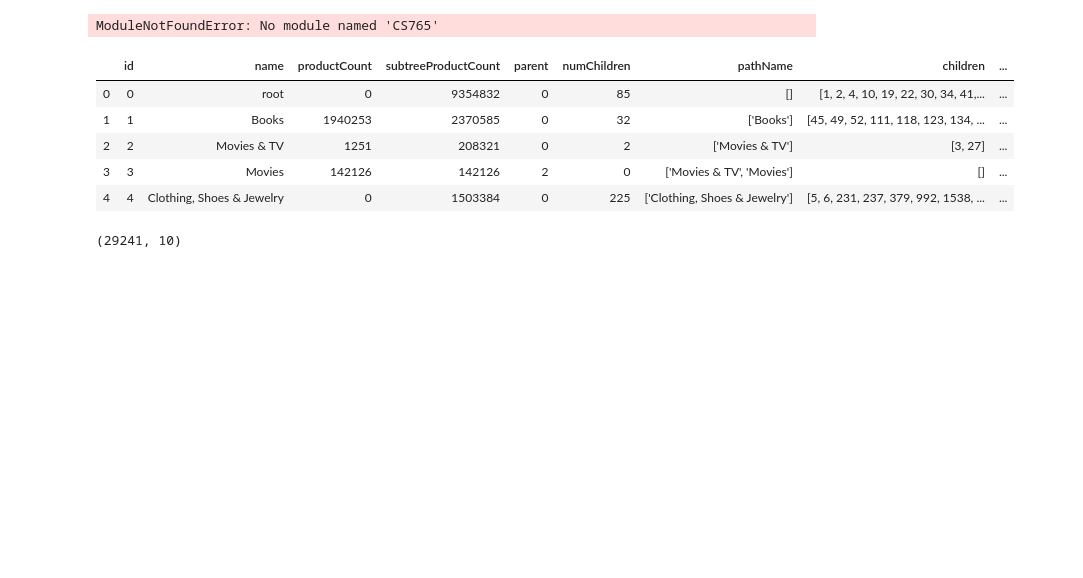
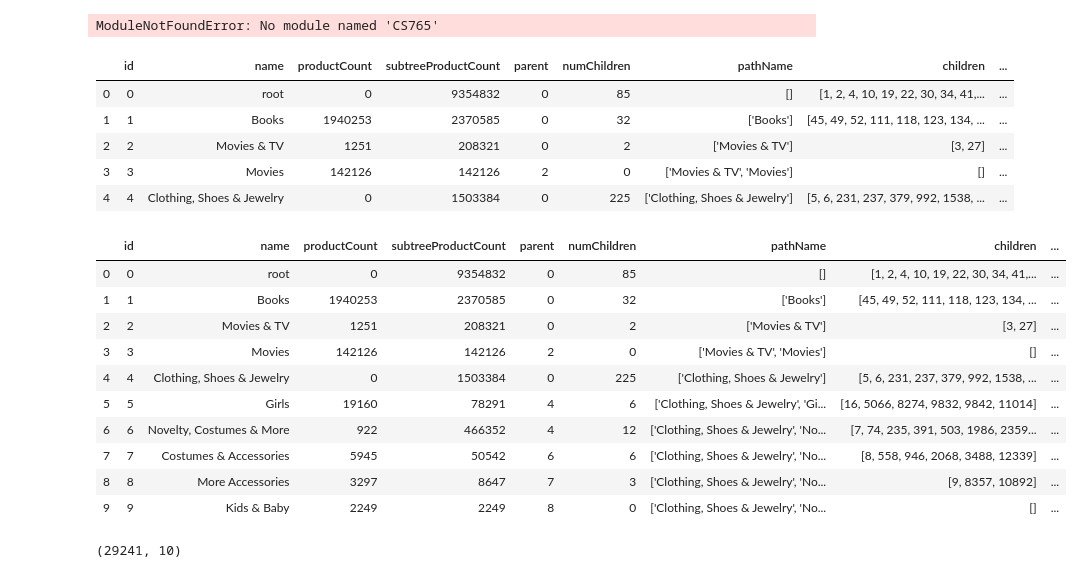
Before and after one commit to chitcode/DataViz_Proj, a Jupyter notebook: explore/explore0.ipynb, the cells around one changed output. Saved outputs shown, nothing was run; the diff lists cells and outputs as text; code cells hidden in the pictures; blank space fills up the shorter version.

```diff
--- a/explore/explore0.ipynb
+++ b/explore/explore0.ipynb
@@ -22,6 +22,20 @@ data_csv.head()
 | 2 | 2 | Movies & TV | 1251 | 208321 | 0 | 2 | ['Movies & TV'] | [3, 27] | ... |
 | 3 | 3 | Movies | 142126 | 142126 | 2 | 0 | ['Movies & TV', 'Movies'] | [] | ... |
 | 4 | 4 | Clothing, Shoes & Jewelry | 0 | 1503384 | 0 | 225 | ['Clothing, Shoes & Jewelry'] | [5, 6, 231, 237, 379, 992, 1538, ... | ... |
+# %%
+data_csv.head(10)
+# %% [output]
+|  | id | name | productCount | subtreeProductCount | parent | numChildren | pathName | children | ... |
+| 0 | 0 | root | 0 | 9354832 | 0 | 85 | [] | [1, 2, 4, 10, 19, 22, 30, 34, 41,... | ... |
+| 1 | 1 | Books | 1940253 | 2370585 | 0 | 32 | ['Books'] | [45, 49, 52, 111, 118, 123, 134, ... | ... |
+| 2 | 2 | Movies & TV | 1251 | 208321 | 0 | 2 | ['Movies & TV'] | [3, 27] | ... |
+| 3 | 3 | Movies | 142126 | 142126 | 2 | 0 | ['Movies & TV', 'Movies'] | [] | ... |
+| 4 | 4 | Clothing, Shoes & Jewelry | 0 | 1503384 | 0 | 225 | ['Clothing, Shoes & Jewelry'] | [5, 6, 231, 237, 379, 992, 1538, ... | ... |
+| 5 | 5 | Girls | 19160 | 78291 | 4 | 6 | ['Clothing, Shoes & Jewelry', 'Gi... | [16, 5066, 8274, 9832, 9842, 11014] | ... |
+| 6 | 6 | Novelty, Costumes & More | 922 | 466352 | 4 | 12 | ['Clothing, Shoes & Jewelry', 'No... | [7, 74, 235, 391, 503, 1986, 2359... | ... |
+| 7 | 7 | Costumes & Accessories | 5945 | 50542 | 6 | 6 | ['Clothing, Shoes & Jewelry', 'No... | [8, 558, 946, 2068, 3488, 12339] | ... |
+| 8 | 8 | More Accessories | 3297 | 8647 | 7 | 3 | ['Clothing, Shoes & Jewelry', 'No... | [9, 8357, 10892] | ... |
+| 9 | 9 | Kids & Baby | 2249 | 2249 | 8 | 0 | ['Clothing, Shoes & Jewelry', 'No... | [] | ... |
 # %%
 data_csv.shape
 # %% [output]
```
Also changed, not shown: 6 other files.
